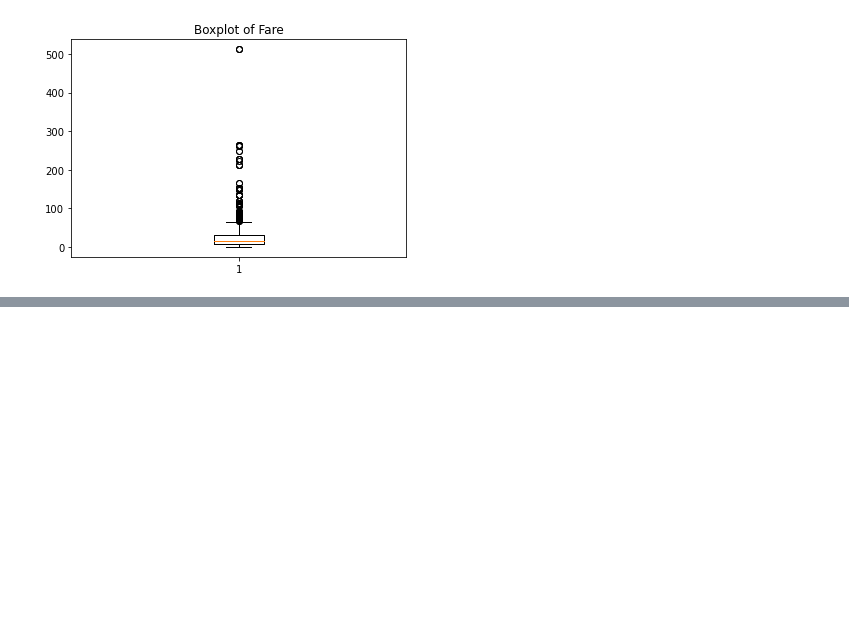
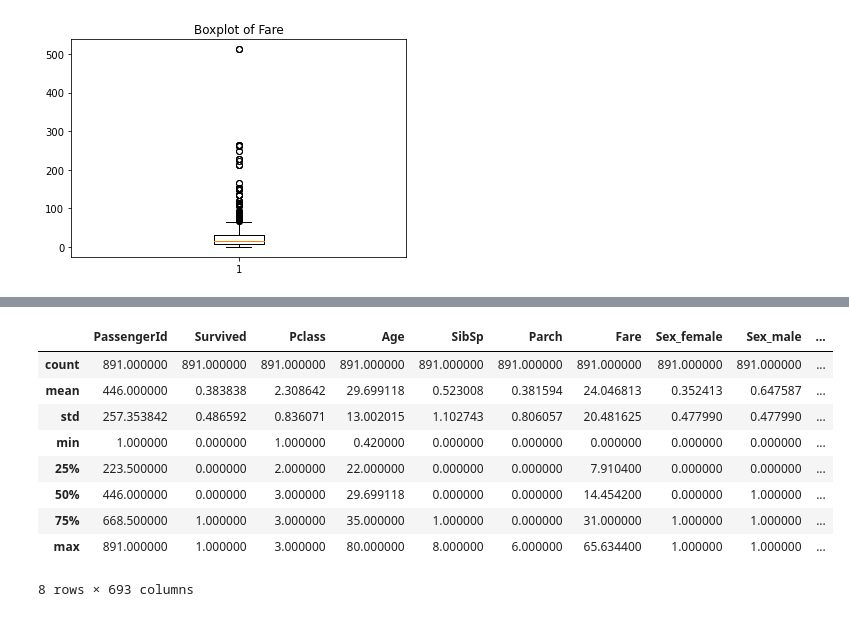
Before and after one commit to nisharkr/Assignments-and-Case-studies, a Jupyter notebook: CaseStudy6PreProcessing.ipynb, the cells around one changed output, grey strips where cells are left out. Saved outputs shown, nothing was run; the diff lists cells and outputs as text; code cells hidden in the pictures; blank space fills up the shorter version.

```diff
--- a/CaseStudy6PreProcessing.ipynb
+++ b/CaseStudy6PreProcessing.ipynb
@@ -143,7 +144,8 @@ plt.show()
 # %% [markdown]
 # filling the missing values in Age column with median
 # %%
-ds["Age"] =ds["Age"].fillna(ds["Age"].median())
+
+ds["Age"] =ds["Age"].fillna(ds["Age"].mean())
 ds.isna().sum()
 # %% [output]
 PassengerId      0
@@ -223,0 +262,8 @@ Text(0.5, 1.0, 'Boxplot of Fare')
+# %%
+Q1 = ds['Fare'].quantile(0.25)
+Q3 = ds['Fare'].quantile(0.75)
+IQR = Q3 - Q1
+whisker_width = 1.5
+lower_whisker = Q1 -(whisker_width*IQR)
+upper_whisker = Q3 + (whisker_width*IQR)
+ds['Fare']=np.where(ds['Fare']>upper_whisker,upper_whisker,np.where(ds['Fare']<lower_whisker,lower_whisker,ds['Fare']))
@@ -223,0 +283,4 @@ Text(0.5, 1.0, 'Boxplot of Fare')
+# %%
+ds.drop(['Name'],axis = 1,inplace=True)
+dsa = pd.get_dummies(ds)
+dsa.info()
@@ -223,0 +327,13 @@ Text(0.5, 1.0, 'Boxplot of Fare')
+# %%
+dsa.describe()
+# %% [output]
+|  | PassengerId | Survived | Pclass | Age | SibSp | Parch | Fare | Sex_female | Sex_male | ... |
+| count | 891.000000 | 891.000000 | 891.000000 | 891.000000 | 891.000000 | 891.000000 | 891.000000 | 891.000000 | 891.000000 | ... |
+| mean | 446.000000 | 0.383838 | 2.308642 | 29.699118 | 0.523008 | 0.381594 | 24.046813 | 0.352413 | 0.647587 | ... |
+| std | 257.353842 | 0.486592 | 0.836071 | 13.002015 | 1.102743 | 0.806057 | 20.481625 | 0.477990 | 0.477990 | ... |
+| min | 1.000000 | 0.000000 | 1.000000 | 0.420000 | 0.000000 | 0.000000 | 0.000000 | 0.000000 | 0.000000 | ... |
+| 25% | 223.500000 | 0.000000 | 2.000000 | 22.000000 | 0.000000 | 0.000000 | 7.910400 | 0.000000 | 0.000000 | ... |
+| 50% | 446.000000 | 0.000000 | 3.000000 | 29.699118 | 0.000000 | 0.000000 | 14.454200 | 0.000000 | 1.000000 | ... |
+| 75% | 668.500000 | 1.000000 | 3.000000 | 35.000000 | 1.000000 | 0.000000 | 31.000000 | 1.000000 | 1.000000 | ... |
+| max | 891.000000 | 1.000000 | 3.000000 | 80.000000 | 8.000000 | 6.000000 | 65.634400 | 1.000000 | 1.000000 | ... |
+8 rows × 693 columns
```
Also changed, not shown: parts of 24 cells of this notebook.
